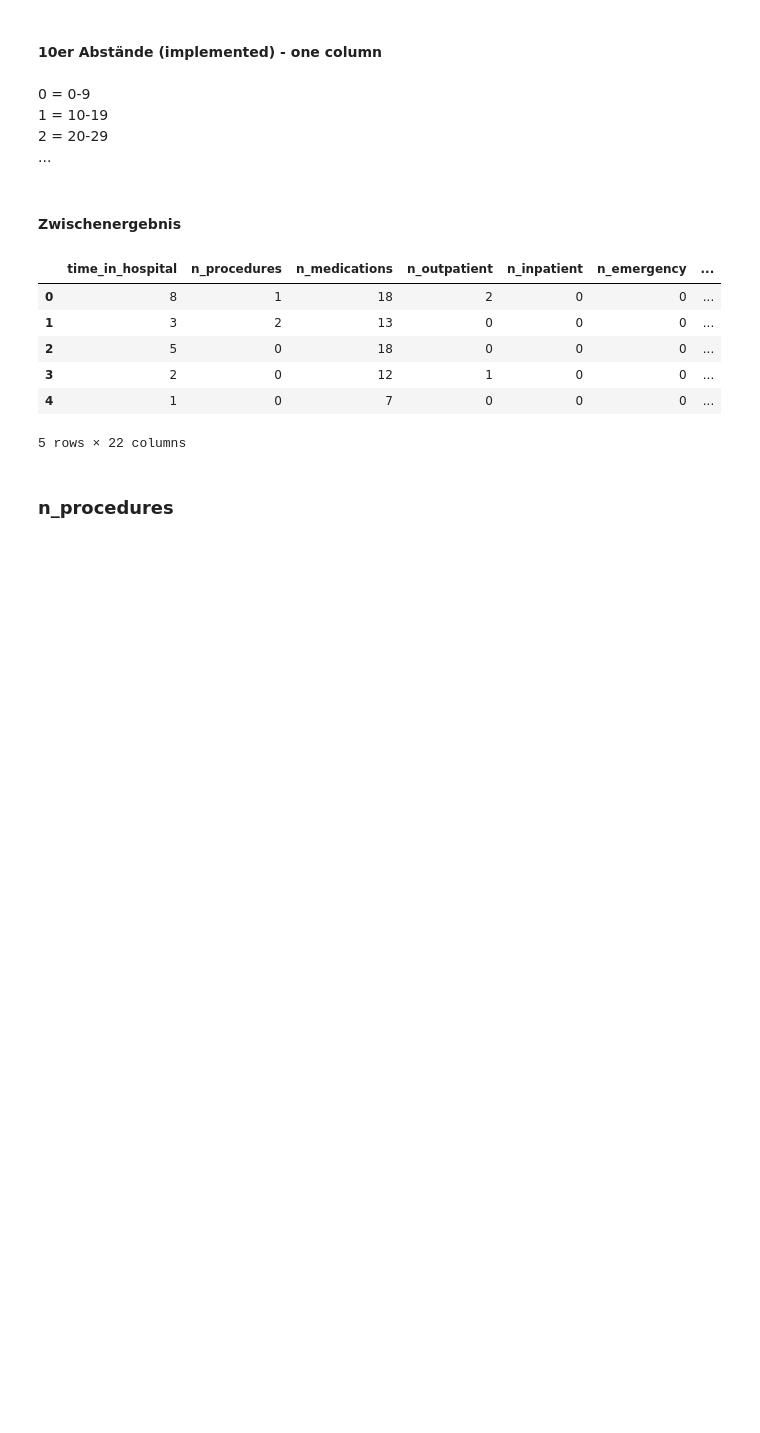
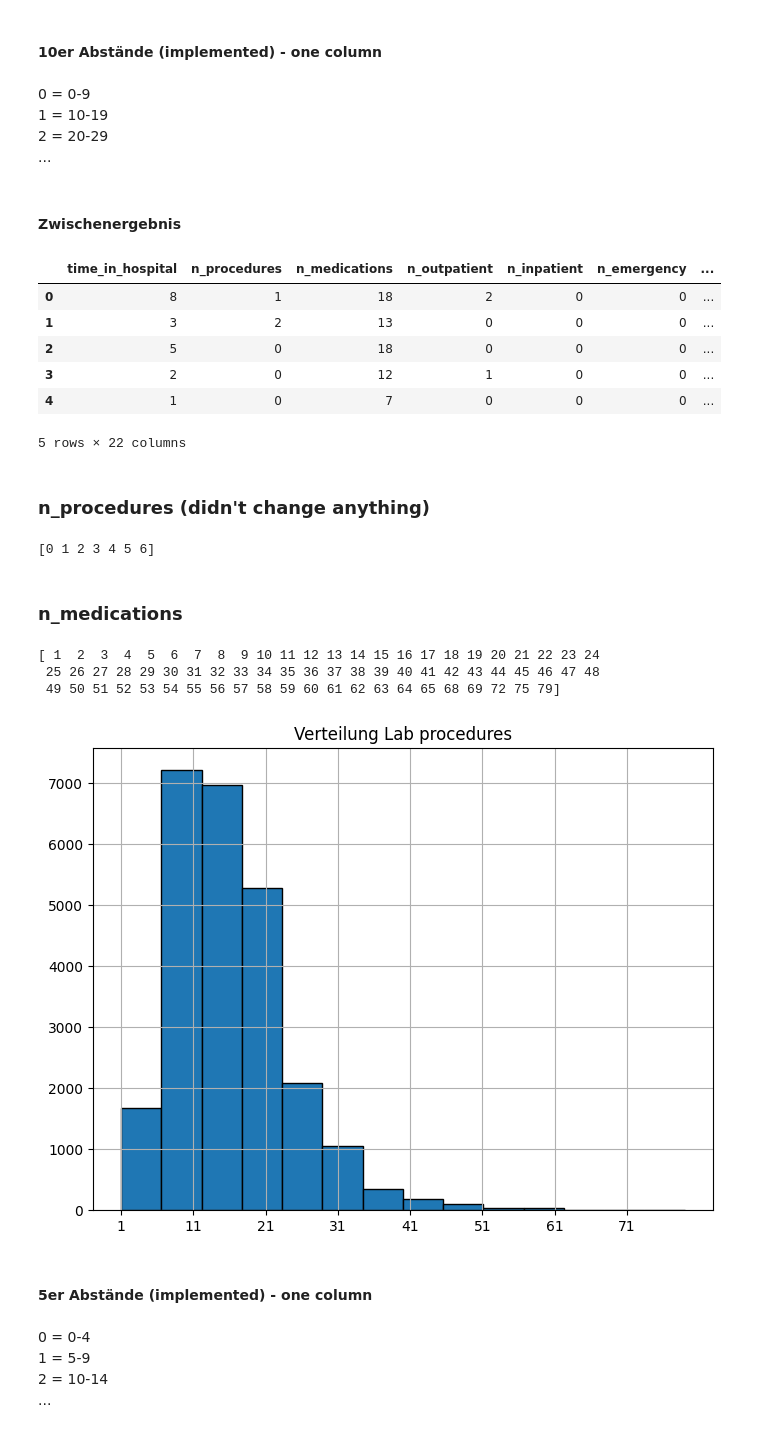
Before and after one commit to CodeWarriorM/Hospital_Readmission, a Jupyter notebook: notebooks/EDA.ipynb, the cells around one changed output. Saved outputs shown, nothing was run; the diff lists cells and outputs as text; code cells hidden in the pictures; blank space fills up the shorter version.

Commit message:
added n_procedures and n_medications

```diff
--- a/notebooks/EDA.ipynb
+++ b/notebooks/EDA.ipynb
@@ -252,4 +252,39 @@ data.head()
 | 4 | 1 | 0 | 7 | 0 | 0 | 0 | ... |
 5 rows × 22 columns
 # %% [markdown]
-### n_procedures
+### n_procedures (didn't change anything)
+# %%
+test = 'n_procedures'
+sorted_unique_values = data[test].unique()
+sorted_unique_values.sort()
+print(sorted_unique_values)
+# %% [output]
+[0 1 2 3 4 5 6]
+# %% [markdown]
+### n_medications
+# %%
+test = 'n_medications'
+sorted_unique_values = data[test].unique()
+sorted_unique_values.sort()
+print(sorted_unique_values)
+# %% [output]
+[ 1  2  3  4  5  6  7  8  9 10 11 12 13 14 15 16 17 18 19 20 21 22 23 24
+ 25 26 27 28 29 30 31 32 33 34 35 36 37 38 39 40 41 42 43 44 45 46 47 48
+ 49 50 51 52 53 54 55 56 57 58 59 60 61 62 63 64 65 68 69 72 75 79]
+# %%
+# Histogramm
+plt.figure(figsize=(8, 6))
+plt.hist(data[test], bins=(14), edgecolor='black')
+plt.title('Verteilung Lab procedures')
+plt.grid(True)
+plt.xticks(np.arange(1, (max(sorted_unique_values)), step=10))
+plt.show()
+# %% [output]
+[figure, added]
+# %% [markdown]
+#### 5er Abstände (implemented) - one column
+# %% [markdown]
+0 = 0-4 <br>
+1 = 5-9 <br>
+2 = 10-14 <br>
+...
```
Also changed, not shown: parts of 2 cells of this notebook.
